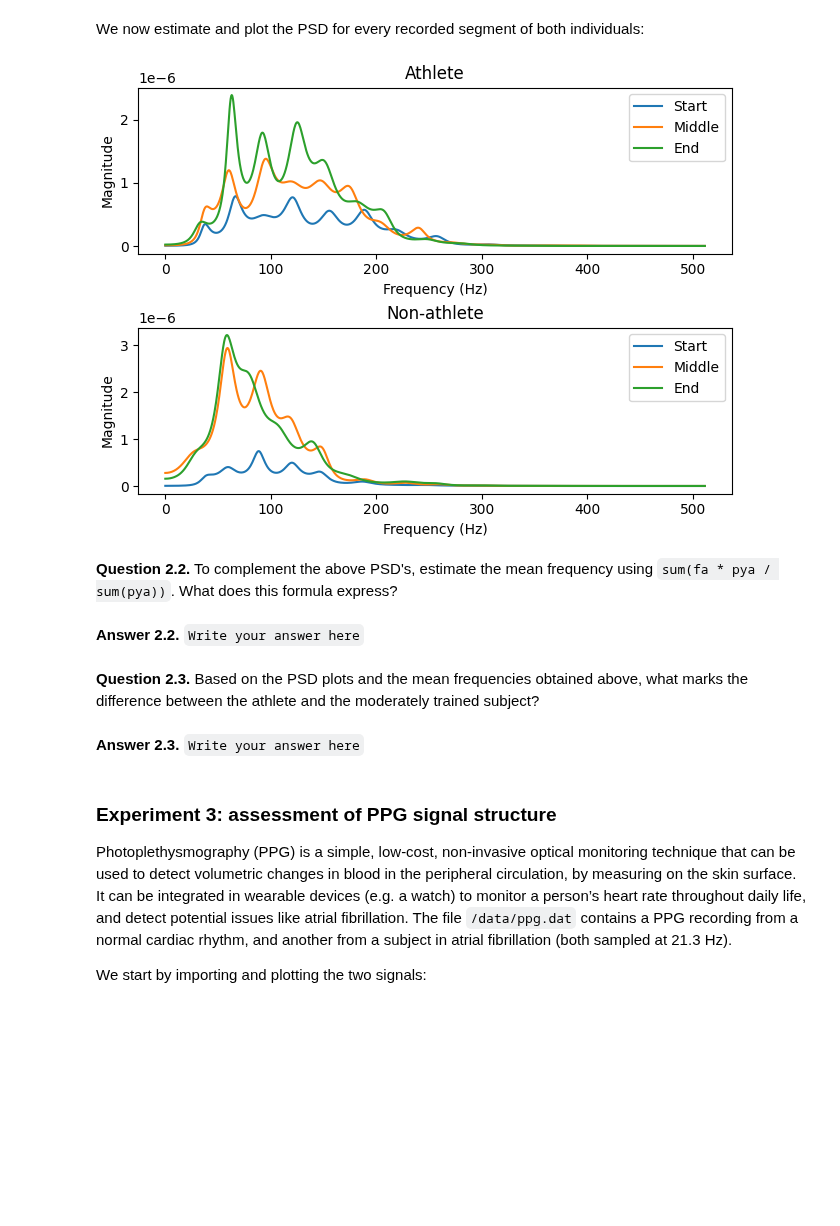
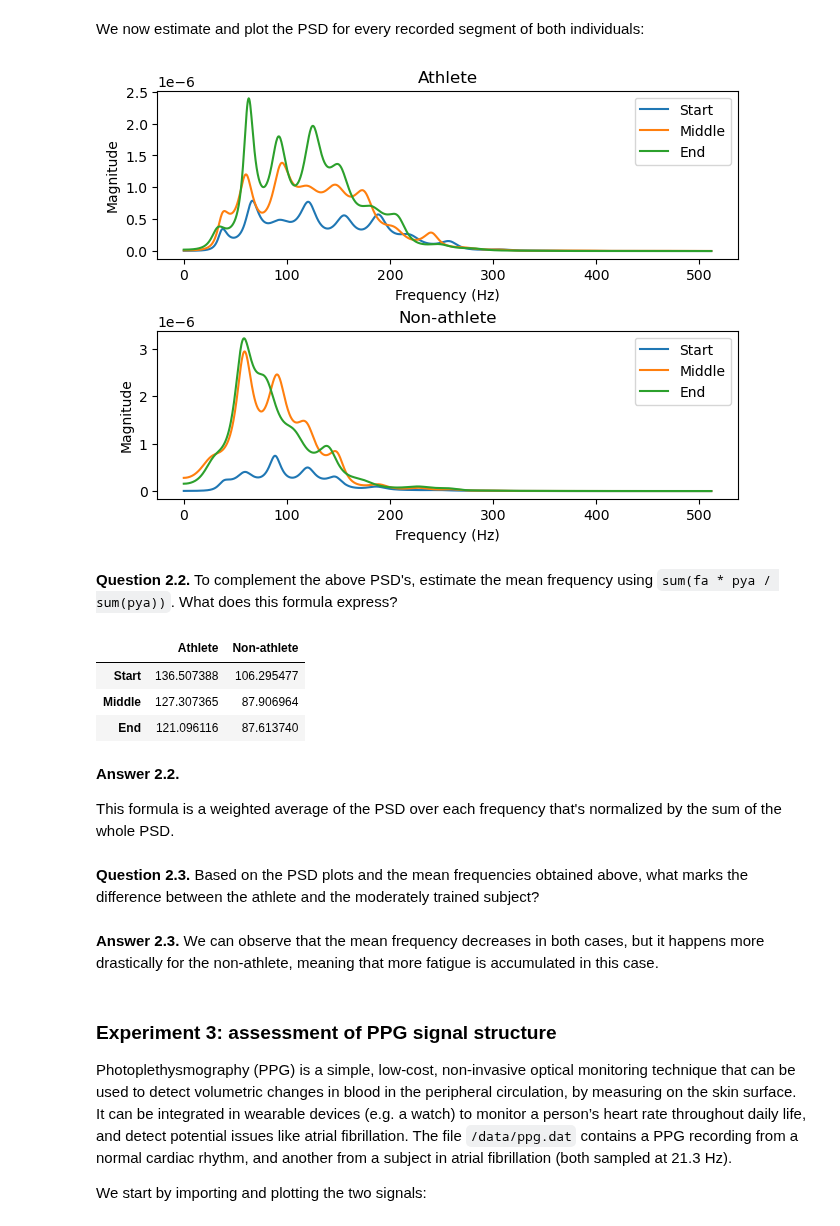
Before and after one commit to roduit/EE-512-Biomedical-signal-processing, a Jupyter notebook: labs/lab06/Lab_LinearModels2_complete.ipynb, the cells around one changed output. Cells and saved outputs as stored; diff of their text form; code cells hidden in the pictures; blank space fills up the shorter version.

```diff
--- a/labs/lab06/Lab_LinearModels2_complete.ipynb
+++ b/labs/lab06/Lab_LinearModels2_complete.ipynb
@@ -318,31 +322,47 @@ plt.legend()
 # %% [markdown]
 We now estimate and plot the PSD for every recorded segment of both individuals:
 # %%
+mean_freq = np.zeros((3,2))
 plt.figure(constrained_layout=True)
 for k in range(2):
 
     y = [em1, em2][k]
     plt.subplot(2,1,k+1)
 
     for l in range(3):
 
         pya, fa = ar_psd(y[:,l], p, fs)
+        mean_freq[l,k] = sum(fa * pya / sum(pya))
         plt.plot(fa, pya, label=ttl2[l])
         plt.xlabel('Frequency (Hz)')
         plt.ylabel('Magnitude')
 
     plt.title(ttl1[k])
     plt.legend()
 # %% [output]
-[figure, old version]
+[figure, new version]
 # %% [markdown]
 **Question 2.2.** To complement the above PSD's, estimate the mean frequency using `sum(fa * pya / sum(pya))`. What does this formula express?
-# %% [markdown]
-**Answer 2.2.** `Write your answer here`
+# %%
+import pandas as pd
+
+mean_freq_df = pd.DataFrame(mean_freq, columns=ttl1, index= ttl2)
+
+mean_freq_df
+# %% [output]
+|  | Athlete | Non-athlete |
+| Start | 136.507388 | 106.295477 |
+| Middle | 127.307365 | 87.906964 |
+| End | 121.096116 | 87.613740 |
+# %% [markdown]
+**Answer 2.2.**
+
+This formula is a weighted average of the PSD over each frequency that's normalized by the sum of the whole PSD.
 # %% [markdown]
 **Question 2.3.** Based on the PSD plots and the mean frequencies obtained above, what marks the difference between the athlete and the moderately trained subject?
-# %% [markdown]
-**Answer 2.3.** `Write your answer here`
+# %% [markdown]
+**Answer 2.3.**
+We can observe that the mean frequency decreases in both cases, but it happens more drastically for the non-athlete, meaning that more fatigue is accumulated in this case.
 # %% [markdown]
 ### Experiment 3: assessment of PPG signal structure
 Photoplethysmography (PPG) is a simple, low-cost, non-invasive optical monitoring technique that can be used to detect volumetric changes in blood in the peripheral circulation, by measuring on the skin surface. It can be integrated in wearable devices (e.g. a watch) to monitor a person’s heart rate throughout daily life, and detect potential issues like atrial fibrillation. The file `/data/ppg.dat` contains a PPG recording from a normal cardiac rhythm, and another from a subject in atrial fibrillation (both sampled at 21.3 Hz).
```
Also changed, not shown: parts of 15 cells of this notebook.
